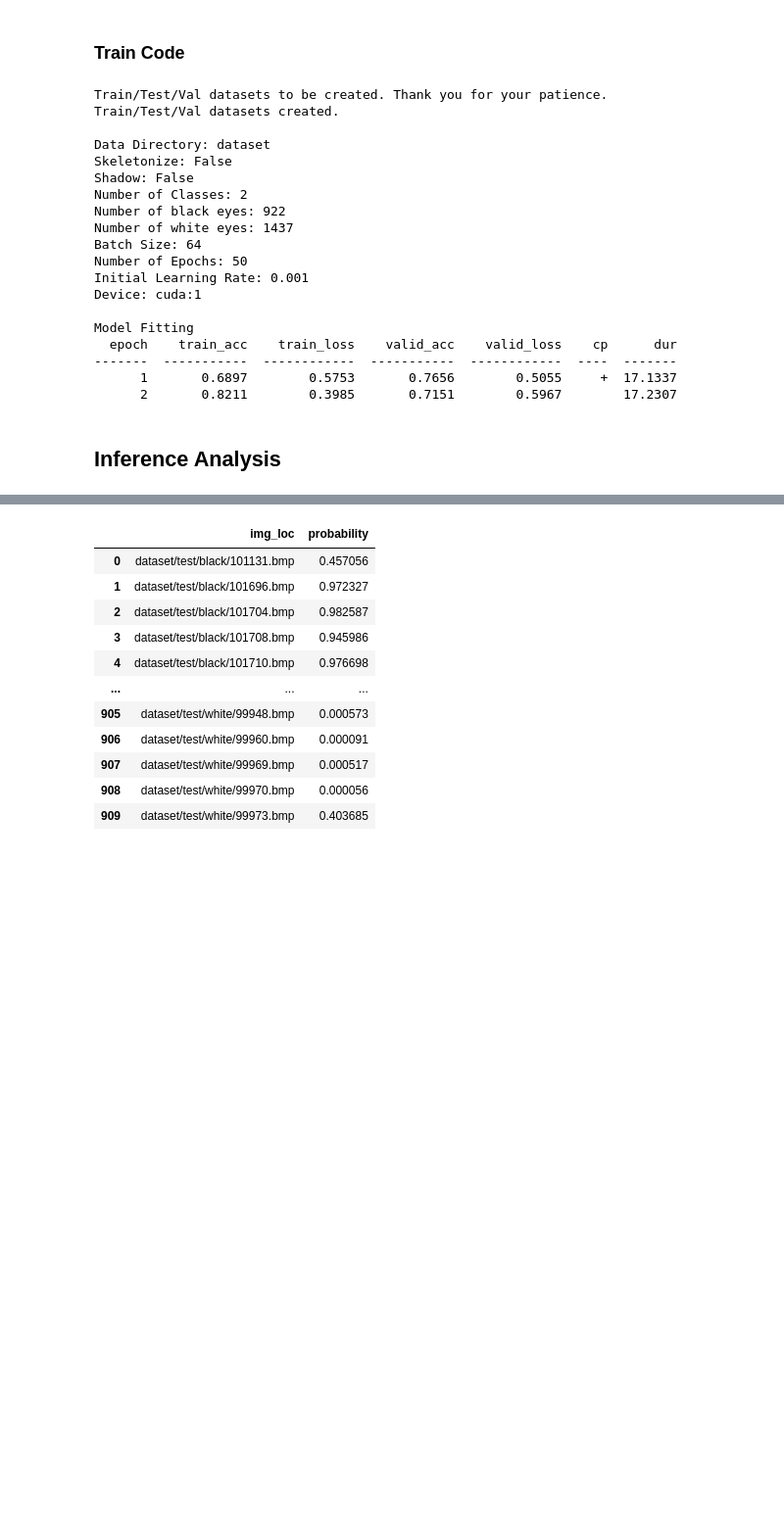
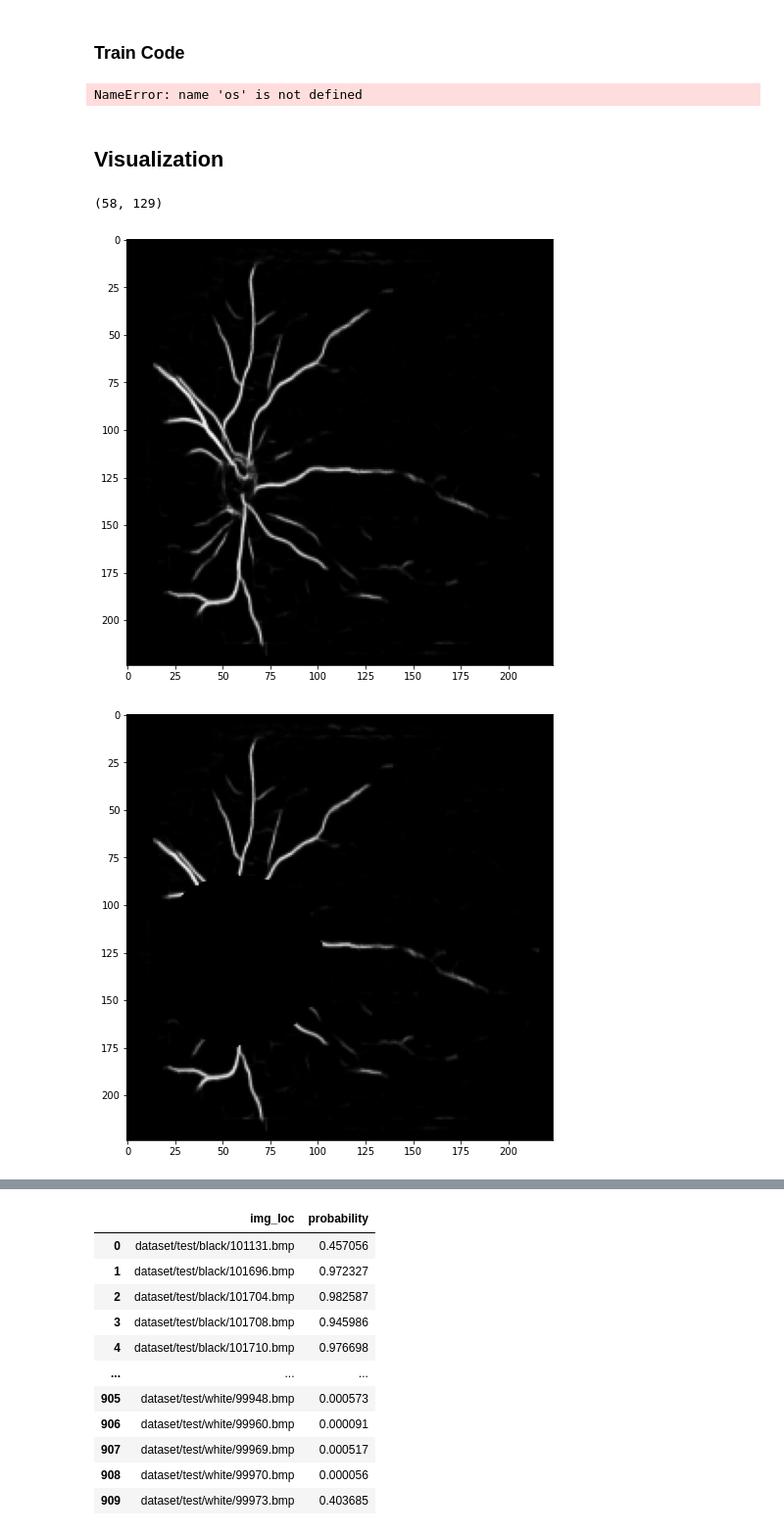
Before and after one commit to Centrattic/race, a Jupyter notebook: classifier_experiments/train.ipynb, the cells around one changed output, grey strips where cells are left out. Shown at 98% size. Cells and saved outputs as stored; diff of their text form; code cells hidden in the pictures; blank space fills up the shorter version.

Commit message:
bad code deletion time!

```diff
--- a/classifier_experiments/train.ipynb
+++ b/classifier_experiments/train.ipynb
@@ -503,5 +542,2 @@ img = shadow_regions(test_channels, True, disk_center, False, 80,
 # %% [markdown]
 #### Lambda Transforms Style :D
-# %%
-optic_disk_csv = "../../optic_disk/DeepROP/quality_assurance/QA.csv"
-QA_csv, checksum_dict = checksum(optic_disk_csv)
@@ -547,2 +543,0 @@ img
-# %%
-my_test_img = np.array(Image.open("dataset/train/black/101130.bmp"))
@@ -753,25 +726,42 @@ if __name__ == '__main__':
 
     train(data_dir, 0, [45, 90], 'dark_center',skeleton=False, shadow = True, shadow_ring = True)
     train(data_dir, 0, [45, 90], 'dark_background',skeleton=False, shadow = True, shadow_ring = True)
+
+    # -------------------------
+
+    # time for the new shadow rings, Experiment 4
+
+    train(data_dir, 0, [0, 30], 'dark_center',skeleton=False, shadow = True, shadow_ring = True)
+    train(data_dir, 0, [0, 30], 'dark_background',skeleton=False, shadow = True, shadow_ring = True)
+
+    train(data_dir, 0, [30, 60], 'dark_center',skeleton=False, shadow = True, shadow_ring = True)
+    train(data_dir, 0, [30, 60], 'dark_background',skeleton=False, shadow = True, shadow_ring = True)
+
+    train(data_dir, 0, [60, 90], 'dark_center',skeleton=False, shadow = True, shadow_ring = True)
+    train(data_dir, 0, [60, 90], 'dark_background',skeleton=False, shadow = True, shadow_ring = True)
+
+        # --------------
+
+    train(data_dir, 0, [0, 15], 'dark_center',skeleton=False, shadow = True, shadow_ring = True)
+    train(data_dir, 0, [0, 15], 'dark_background',skeleton=False, shadow = True, shadow_ring = True)
+
+    train(data_dir, 0, [15, 30], 'dark_center',skeleton=False, shadow = True, shadow_ring = True)
+    train(data_dir, 0, [15, 30], 'dark_background',skeleton=False, shadow = True, shadow_ring = True)
+
+    train(data_dir, 0, [30, 45], 'dark_center',skeleton=False, shadow = True, shadow_ring = True)
+    train(data_dir, 0, [30, 45], 'dark_background',skeleton=False, shadow = True, shadow_ring = True)
+
+            # --------------
+
+    train(data_dir, 0, [45, 60], 'dark_center',skeleton=False, shadow = True, shadow_ring = True)
+    train(data_dir, 0, [45, 60], 'dark_background',skeleton=False, shadow = True, shadow_ring = True)
+
+    train(data_dir, 0, [60, 75], 'dark_center',skeleton=False, shadow = True, shadow_ring = True)
+    train(data_dir, 0, [60, 75], 'dark_background',skeleton=False, shadow = True, shadow_ring = True)
+
+    train(data_dir, 0, [75, 90], 'dark_center',skeleton=False, shadow = True, shadow_ring = True)
+    train(data_dir, 0, [75, 90], 'dark_background',skeleton=False, shadow = True, shadow_ring = True)
 # %% [output]
-Train/Test/Val datasets to be created. Thank you for your patience.
-Train/Test/Val datasets created.
-
-Data Directory: dataset
-Skeletonize: False
-Shadow: False
-Number of Classes: 2
-Number of black eyes: 922
-Number of white eyes: 1437
-Batch Size: 64
-Number of Epochs: 50
-Initial Learning Rate: 0.001
-Device: cuda:1
-
-Model Fitting
-  epoch    train_acc    train_loss    valid_acc    valid_loss    cp      dur
--------  -----------  ------------  -----------  ------------  ----  -------
-      1       0.6897        0.5753       0.7656        0.5055     +  17.1337
-      2       0.8211        0.3985       0.7151        0.5967        17.2307
+NameError: name 'os' is not defined
-# %% [markdown]
-## Inference Analysis
+# %% [markdown]
+## Visualization
@@ -777,0 +855,6 @@ Model Fitting
+# %%
+visualization_experiments(27313, False)
+# %% [output]
+(58, 129)
+[figure, added]
+[figure, added]
```
Also changed, not shown: parts of 35 cells of this notebook, 5 other files.
